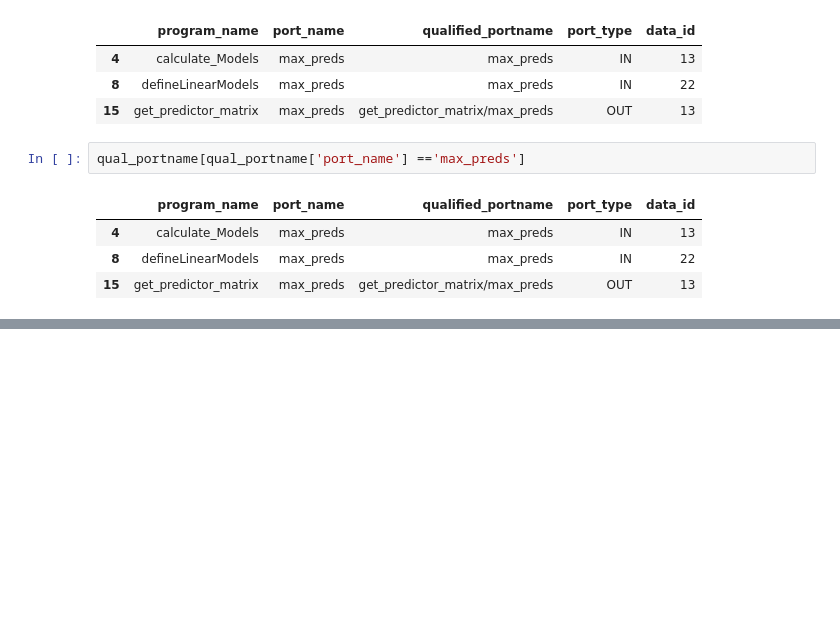
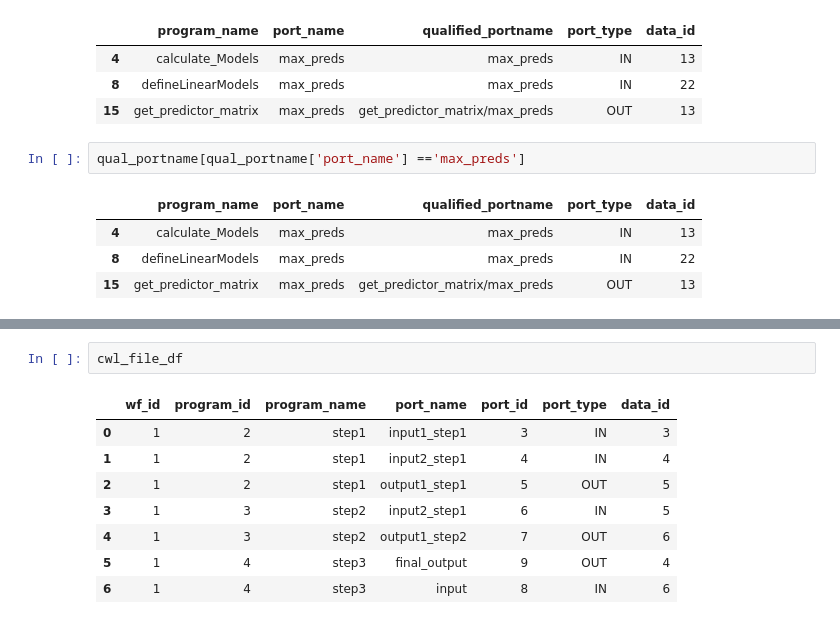
Before and after one commit to idaks/cwl_modeling, a Jupyter notebook: yw_cwl_modeling/yw_cwl_parser/yw2cwl_sql.ipynb, the cells around one changed output, grey strips where cells are left out. Saved outputs shown, nothing was run; the diff lists cells and outputs as text; blank space fills up the shorter version.

```diff
--- a/yw_cwl_modeling/yw_cwl_parser/yw2cwl_sql.ipynb
+++ b/yw_cwl_modeling/yw_cwl_parser/yw2cwl_sql.ipynb
@@ -811,0 +820,11 @@ qual_portname[qual_portname['port_name'] =='max_preds']
+# %%
+cwl_file_df
+# %% [output]
+|  | wf_id | program_id | program_name | port_name | port_id | port_type | data_id |
+| 0 | 1 | 2 | step1 | input1_step1 | 3 | IN | 3 |
+| 1 | 1 | 2 | step1 | input2_step1 | 4 | IN | 4 |
+| 2 | 1 | 2 | step1 | output1_step1 | 5 | OUT | 5 |
+| 3 | 1 | 3 | step2 | input2_step1 | 6 | IN | 5 |
+| 4 | 1 | 3 | step2 | output1_step2 | 7 | OUT | 6 |
+| 5 | 1 | 4 | step3 | final_output | 9 | OUT | 4 |
+| 6 | 1 | 4 | step3 | input | 8 | IN | 6 |
```
Also changed, not shown: parts of 4 cells of this notebook, 2 other files.
